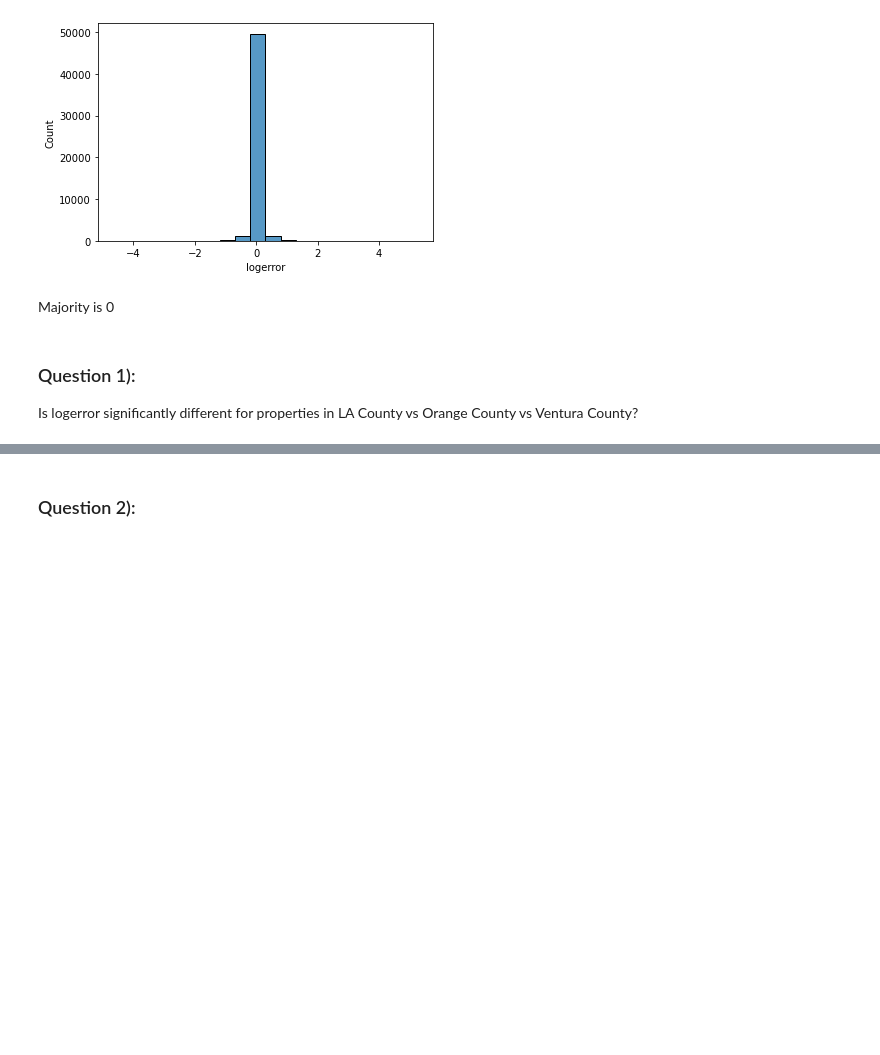
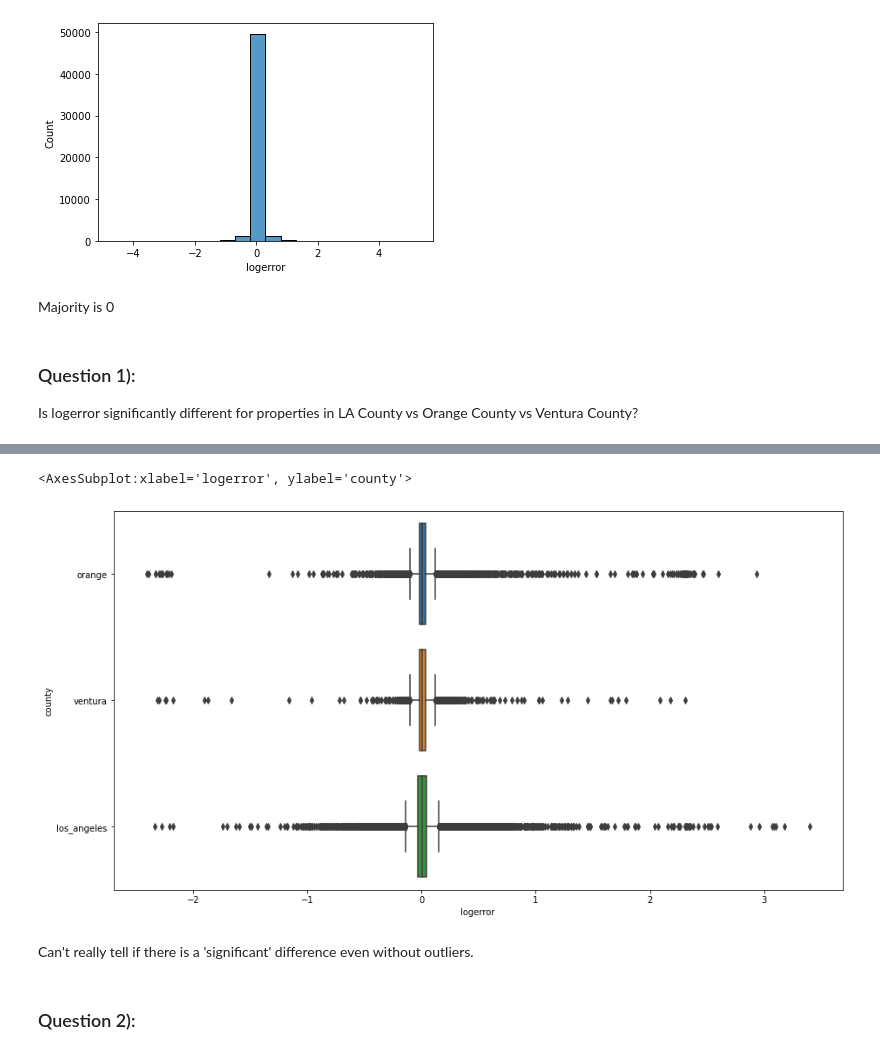
Before and after one commit to paigerackley/clustering-exercises, a Jupyter notebook: explore_zillow.ipynb, the cells around one changed output, grey strips where cells are left out. Saved outputs shown, nothing was run; the diff lists cells and outputs as text; code cells hidden in the pictures; blank space fills up the shorter version.

```diff
--- a/explore_zillow.ipynb
+++ b/explore_zillow.ipynb
@@ -81,2 +110,11 @@ Is logerror significantly different for properties in LA County vs Orange County
+# %%
+plt.figure(figsize=(15,8))
+
+sns.boxplot(data= df[(df.logerror > -4) & (df.logerror < 4)], x = 'logerror', y = 'county' )
+# %% [output]
+<AxesSubplot:xlabel='logerror', ylabel='county'>
+[figure, added]
+# %% [markdown]
+Can't really tell if there is a 'significant' difference even without outliers.
 # %% [markdown]
 ### Question 2):
```
Also changed, not shown: parts of 4 cells of this notebook, 1 other file.
